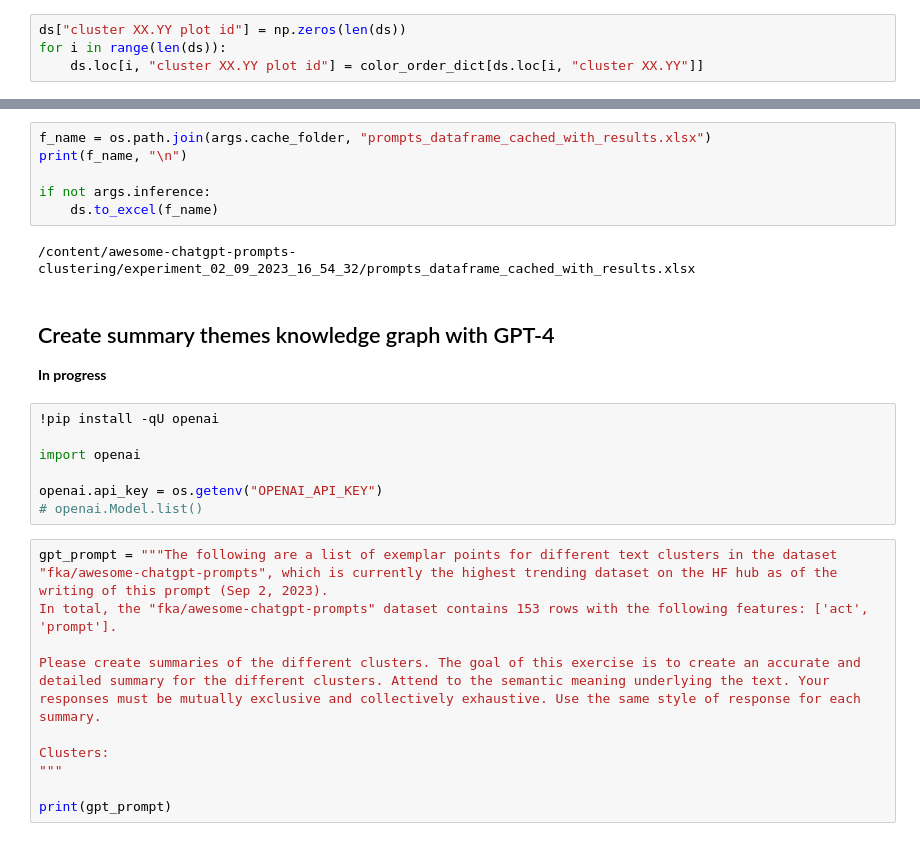
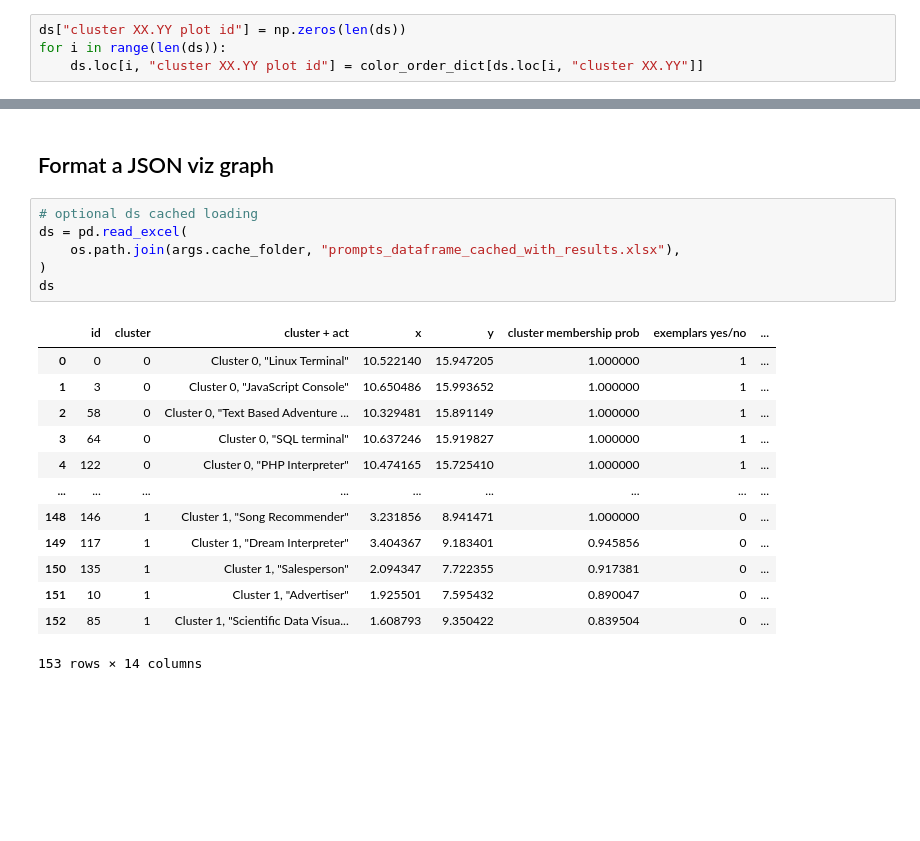
Before and after one commit to daniel-furman/awesome-chatgpt-prompts-clustering, a Jupyter notebook: awesome-chatgpt-prompts-clustering.ipynb, the cells around one changed output, grey strips where cells are left out. Cells and saved outputs as stored; diff of their text form; blank space fills up the shorter version.

```diff
--- a/awesome-chatgpt-prompts-clustering.ipynb
+++ b/awesome-chatgpt-prompts-clustering.ipynb
@@ -661,29 +791,22 @@ fig.show()
+# %% [markdown]
+## Format a JSON viz graph
 # %%
-f_name = os.path.join(args.cache_folder, "prompts_dataframe_cached_with_results.xlsx")
-print(f_name, "\n")
-
-if not args.inference:
-    ds.to_excel(f_name)
+# optional ds cached loading
+ds = pd.read_excel(
+    os.path.join(args.cache_folder, "prompts_dataframe_cached_with_results.xlsx"),
+)
+ds
 # %% [output]
+|  | id | cluster | cluster + act | x | y | cluster membership prob | exemplars yes/no | ... |
+| 0 | 0 | 0 | Cluster 0, "Linux Terminal" | 10.522140 | 15.947205 | 1.000000 | 1 | ... |
+| 1 | 3 | 0 | Cluster 0, "JavaScript Console" | 10.650486 | 15.993652 | 1.000000 | 1 | ... |
+| 2 | 58 | 0 | Cluster 0, "Text Based Adventure ... | 10.329481 | 15.891149 | 1.000000 | 1 | ... |
+| 3 | 64 | 0 | Cluster 0, "SQL terminal" | 10.637246 | 15.919827 | 1.000000 | 1 | ... |
+| 4 | 122 | 0 | Cluster 0, "PHP Interpreter" | 10.474165 | 15.725410 | 1.000000 | 1 | ... |
+| ... | ... | ... | ... | ... | ... | ... | ... | ... |
+| 148 | 146 | 1 | Cluster 1, "Song Recommender" | 3.231856 | 8.941471 | 1.000000 | 0 | ... |
+| 149 | 117 | 1 | Cluster 1, "Dream Interpreter" | 3.404367 | 9.183401 | 0.945856 | 0 | ... |
+| 150 | 135 | 1 | Cluster 1, "Salesperson" | 2.094347 | 7.722355 | 0.917381 | 0 | ... |
+| 151 | 10 | 1 | Cluster 1, "Advertiser" | 1.925501 | 7.595432 | 0.890047 | 0 | ... |
+| 152 | 85 | 1 | Cluster 1, "Scientific Data Visua... | 1.608793 | 9.350422 | 0.839504 | 0 | ... |
-/content/awesome-chatgpt-prompts-clustering/experiment_02_09_2023_16_54_32/prompts_dataframe_cached_with_results.xlsx
+153 rows × 14 columns
-# %% [markdown]
-## Create summary themes knowledge graph with GPT-4
-
-**In progress**
-# %%
-!pip install -qU openai
-
-import openai
-
-openai.api_key = os.getenv("OPENAI_API_KEY")
-# openai.Model.list()
-# %%
-gpt_prompt = """The following are a list of exemplar points for different text clusters in the dataset "fka/awesome-chatgpt-prompts", which is currently the highest trending dataset on the HF hub as of the writing of this prompt (Sep 2, 2023).
-In total, the "fka/awesome-chatgpt-prompts" dataset contains 153 rows with the following features: ['act', 'prompt'].
-
-Please create summaries of the different clusters. The goal of this exercise is to create an accurate and detailed summary for the different clusters. Attend to the semantic meaning underlying the text. Your responses must be mutually exclusive and collectively exhaustive. Use the same style of response for each summary.
-
-Clusters:
-"""
-
-print(gpt_prompt)
```
Also changed, not shown: parts of 26 cells of this notebook, 2 other files.
